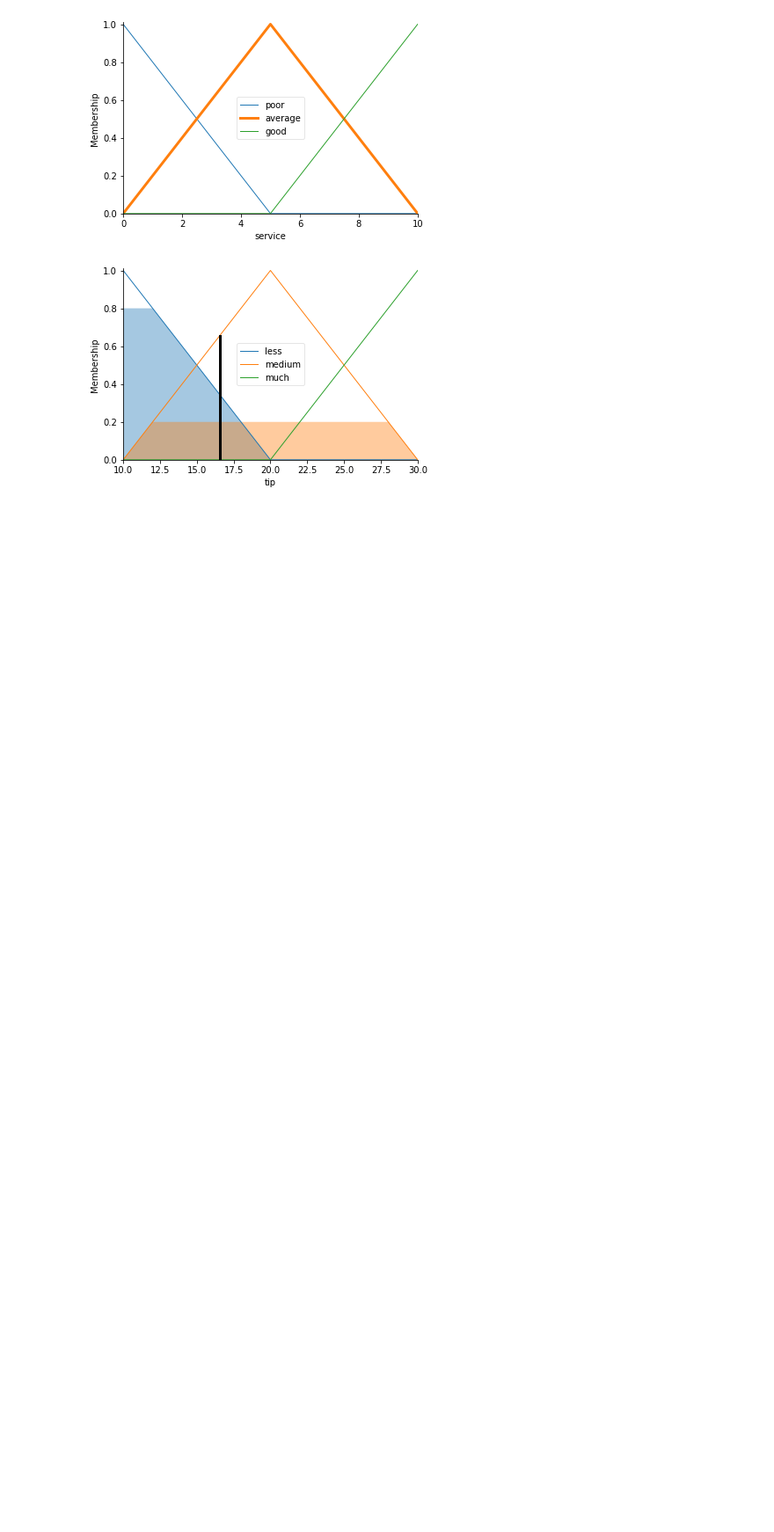
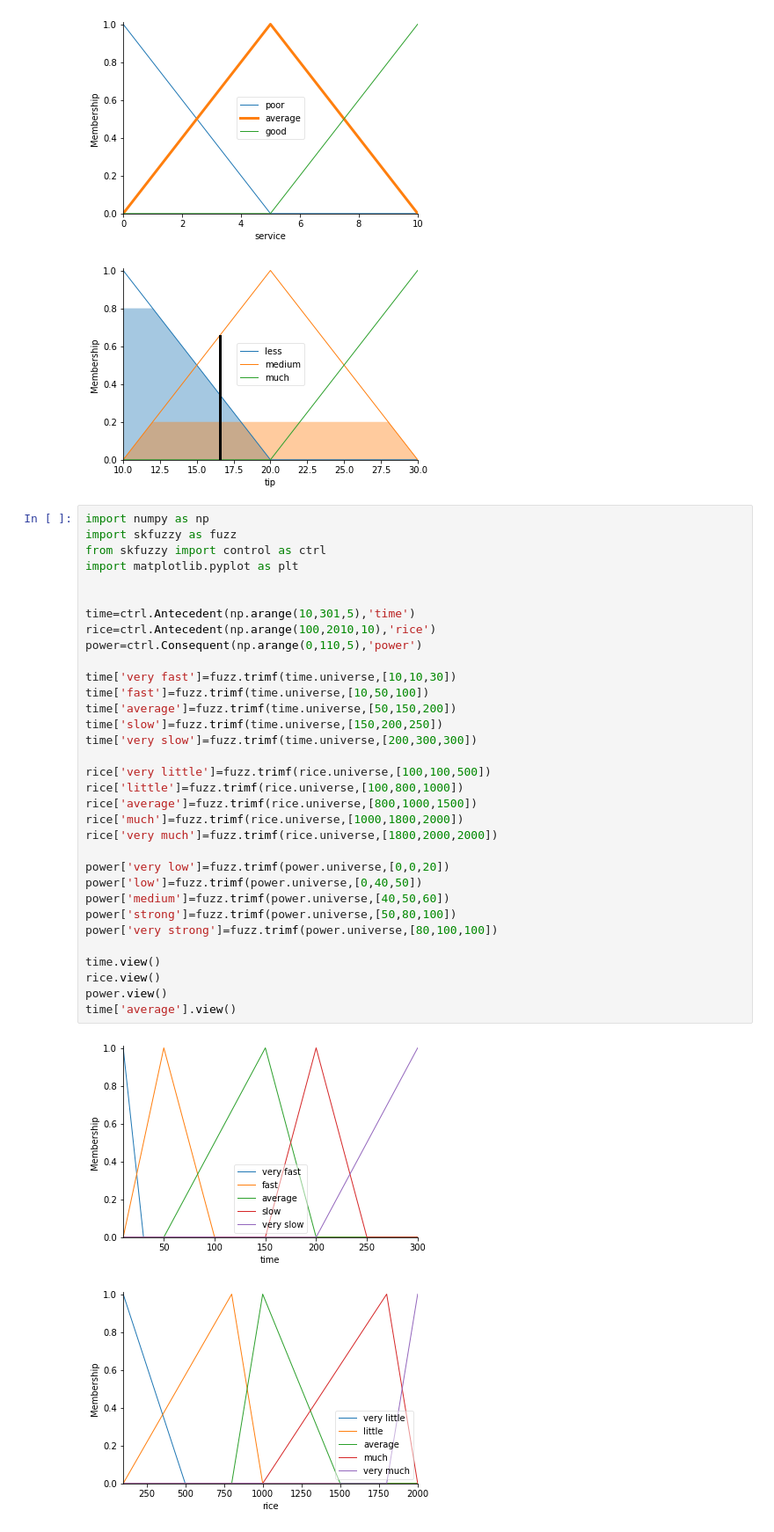
Before and after one commit to ryonpham/Tu-n-5, a Jupyter notebook: 27_2_2023.ipynb, the cells around one changed output. Shown: that part at 88% size. Cells and saved outputs as stored; diff of their text form; blank space fills up the shorter version.

```diff
--- a/27_2_2023.ipynb
+++ b/27_2_2023.ipynb
@@ -61,3 +61,39 @@ tip.view(sim=tipping)
 [figure]
 [figure]
 [figure]
+# %%
+import numpy as np
+import skfuzzy as fuzz
+from skfuzzy import control as ctrl
+import matplotlib.pyplot as plt
+
+
+time=ctrl.Antecedent(np.arange(10,301,5),'time')
+rice=ctrl.Antecedent(np.arange(100,2010,10),'rice')
+power=ctrl.Consequent(np.arange(0,110,5),'power')
+
+time['very fast']=fuzz.trimf(time.universe,[10,10,30])
+time['fast']=fuzz.trimf(time.universe,[10,50,100])
+time['average']=fuzz.trimf(time.universe,[50,150,200])
+time['slow']=fuzz.trimf(time.universe,[150,200,250])
+time['very slow']=fuzz.trimf(time.universe,[200,300,300])
+
+rice['very little']=fuzz.trimf(rice.universe,[100,100,500])
+rice['little']=fuzz.trimf(rice.universe,[100,800,1000])
+rice['average']=fuzz.trimf(rice.universe,[800,1000,1500])
+rice['much']=fuzz.trimf(rice.universe,[1000,1800,2000])
+rice['very much']=fuzz.trimf(rice.universe,[1800,2000,2000])
+
+power['very low']=fuzz.trimf(power.universe,[0,0,20])
+power['low']=fuzz.trimf(power.universe,[0,40,50])
+power['medium']=fuzz.trimf(power.universe,[40,50,60])
+power['strong']=fuzz.trimf(power.universe,[50,80,100])
+power['very strong']=fuzz.trimf(power.universe,[80,100,100])
+
+time.view()
+rice.view()
+power.view()
+time['average'].view()
+# %% [output]
+[figure, added]
+[figure, added]
```
Also changed, not shown: parts of 2 cells of this notebook.
